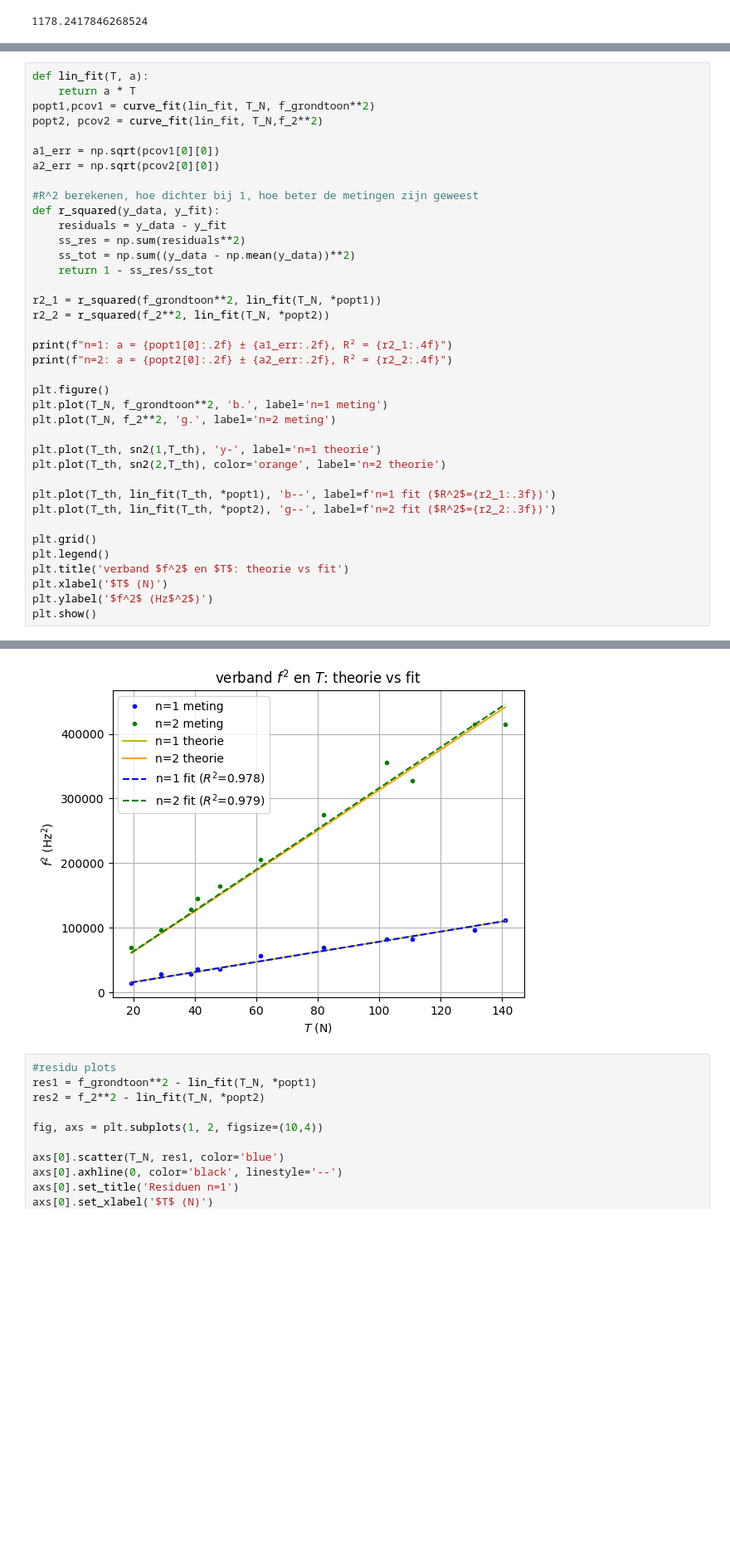
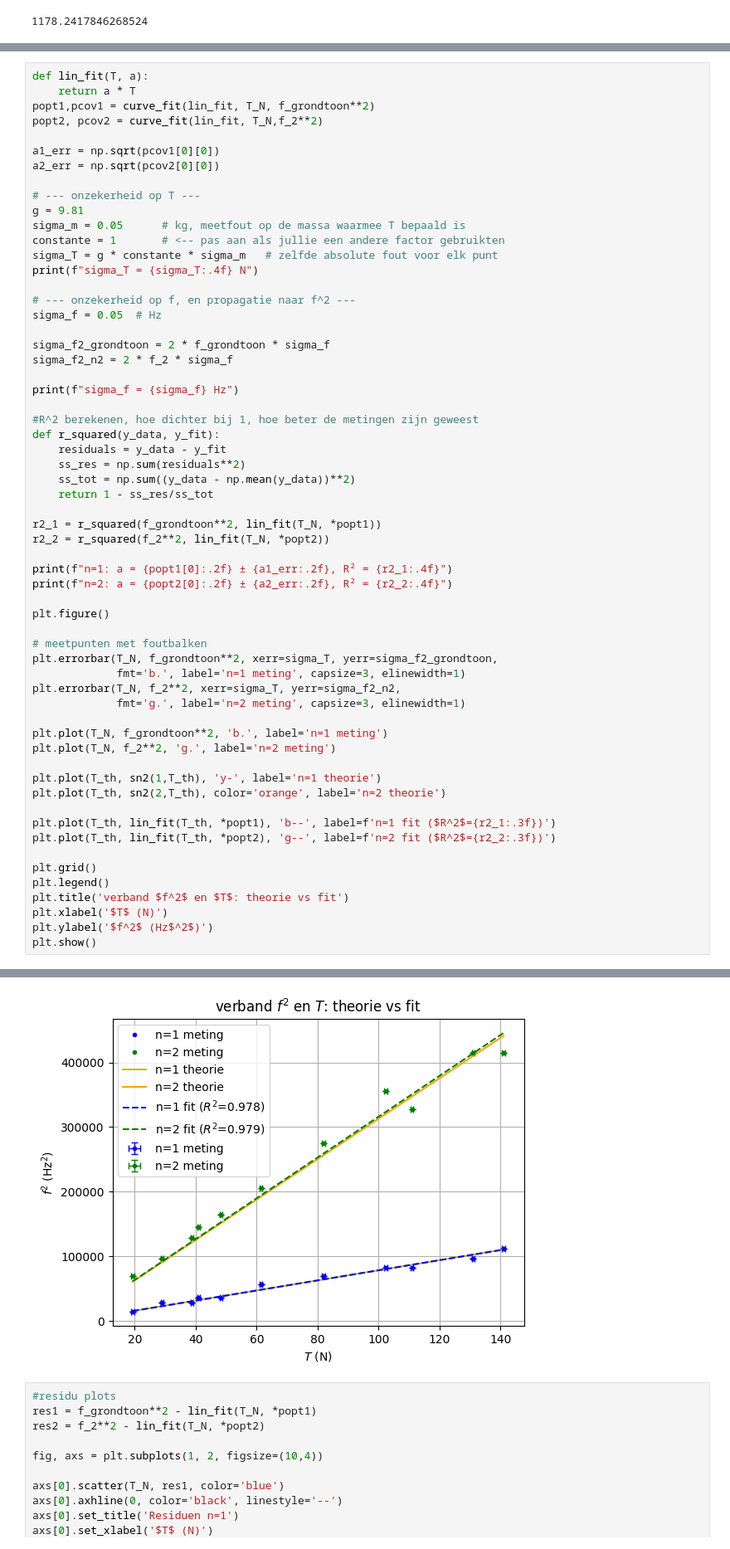
Before and after one commit to jasperbom747-creator/Vibrating-string-experiment, a Jupyter notebook: analyse.ipynb, the cells around one changed output, grey strips where cells are left out. Shown at 83% size. Cells and saved outputs as stored; diff of their text form; blank space fills up the shorter version.

Commit message:
meetfouten erbij

```diff
--- a/analyse.ipynb
+++ b/analyse.ipynb
@@ -290,6 +290,21 @@ popt2, pcov2 = curve_fit(lin_fit, T_N,f_2**2)
 
 a1_err = np.sqrt(pcov1[0][0])
 a2_err = np.sqrt(pcov2[0][0])
+
+# --- onzekerheid op T ---
+g = 9.81
+sigma_m = 0.05      # kg, meetfout op de massa waarmee T bepaald is
+constante = 1       # <-- pas aan als jullie een andere factor gebruikten
+sigma_T = g * constante * sigma_m   # zelfde absolute fout voor elk punt
+print(f"sigma_T = {sigma_T:.4f} N")
+
+# --- onzekerheid op f, en propagatie naar f^2 ---
+sigma_f = 0.05  # Hz
+
+sigma_f2_grondtoon = 2 * f_grondtoon * sigma_f
+sigma_f2_n2 = 2 * f_2 * sigma_f
+
+print(f"sigma_f = {sigma_f} Hz")
 
 #R^2 berekenen, hoe dichter bij 1, hoe beter de metingen zijn geweest
 def r_squared(y_data, y_fit):
@@ -305,6 +320,13 @@ print(f"n=1: a = {popt1[0]:.2f} ± {a1_err:.2f}, R² = {r2_1:.4f}")
 print(f"n=2: a = {popt2[0]:.2f} ± {a2_err:.2f}, R² = {r2_2:.4f}")
 
 plt.figure()
+
+# meetpunten met foutbalken
+plt.errorbar(T_N, f_grondtoon**2, xerr=sigma_T, yerr=sigma_f2_grondtoon,
+             fmt='b.', label='n=1 meting', capsize=3, elinewidth=1)
+plt.errorbar(T_N, f_2**2, xerr=sigma_T, yerr=sigma_f2_n2,
+             fmt='g.', label='n=2 meting', capsize=3, elinewidth=1)
+
 plt.plot(T_N, f_grondtoon**2, 'b.', label='n=1 meting')
 plt.plot(T_N, f_2**2, 'g.', label='n=2 meting')
 
@@ -324,6 +348,6 @@ plt.show()
 n=1: a = 782.65 ± 17.07, R² = 0.9780
 n=2: a = 3161.12 ± 66.56, R² = 0.9788
-[figure, old version]
+[figure, new version]
 # %%
 #residu plots
 res1 = f_grondtoon**2 - lin_fit(T_N, *popt1)
```
Also changed, not shown: parts of 1 cell of this notebook.
